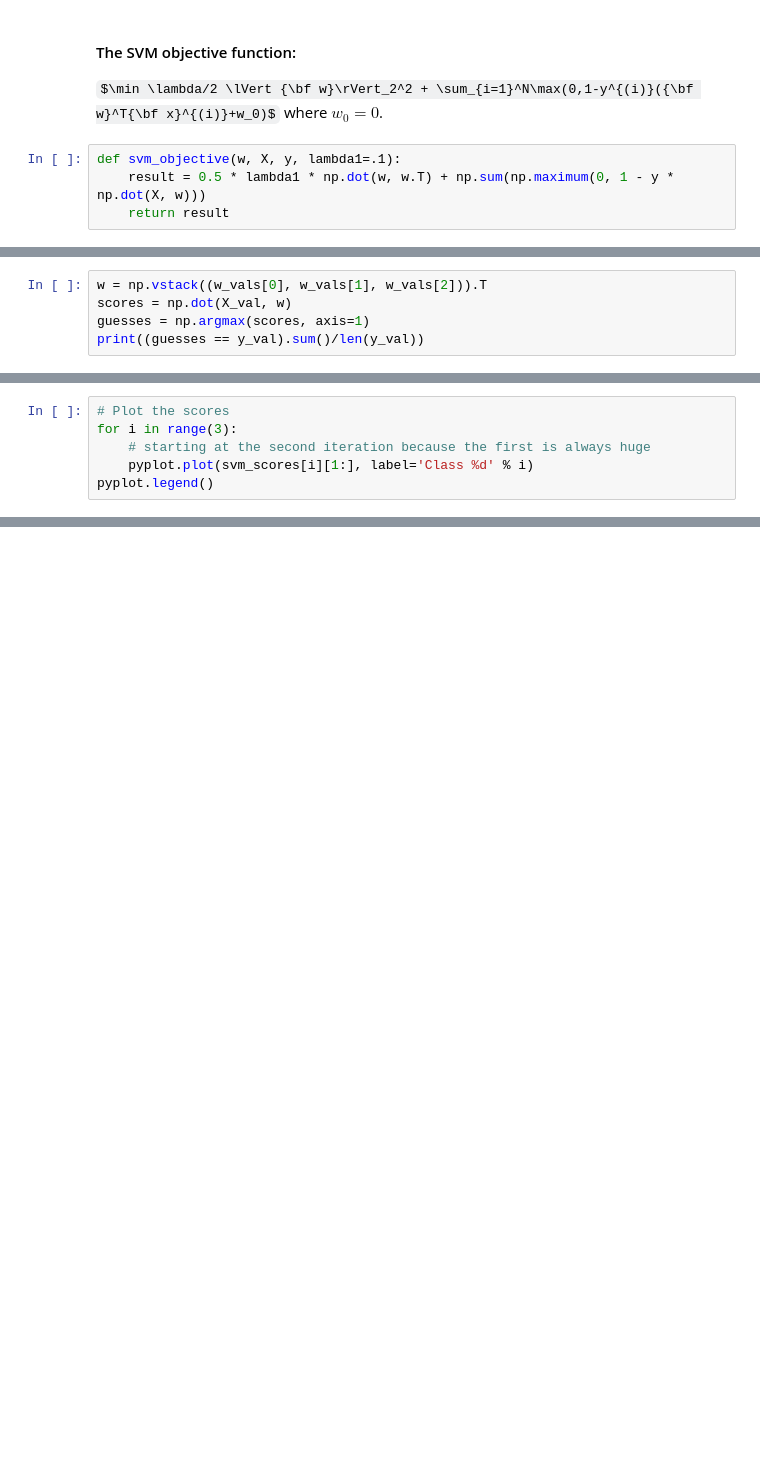
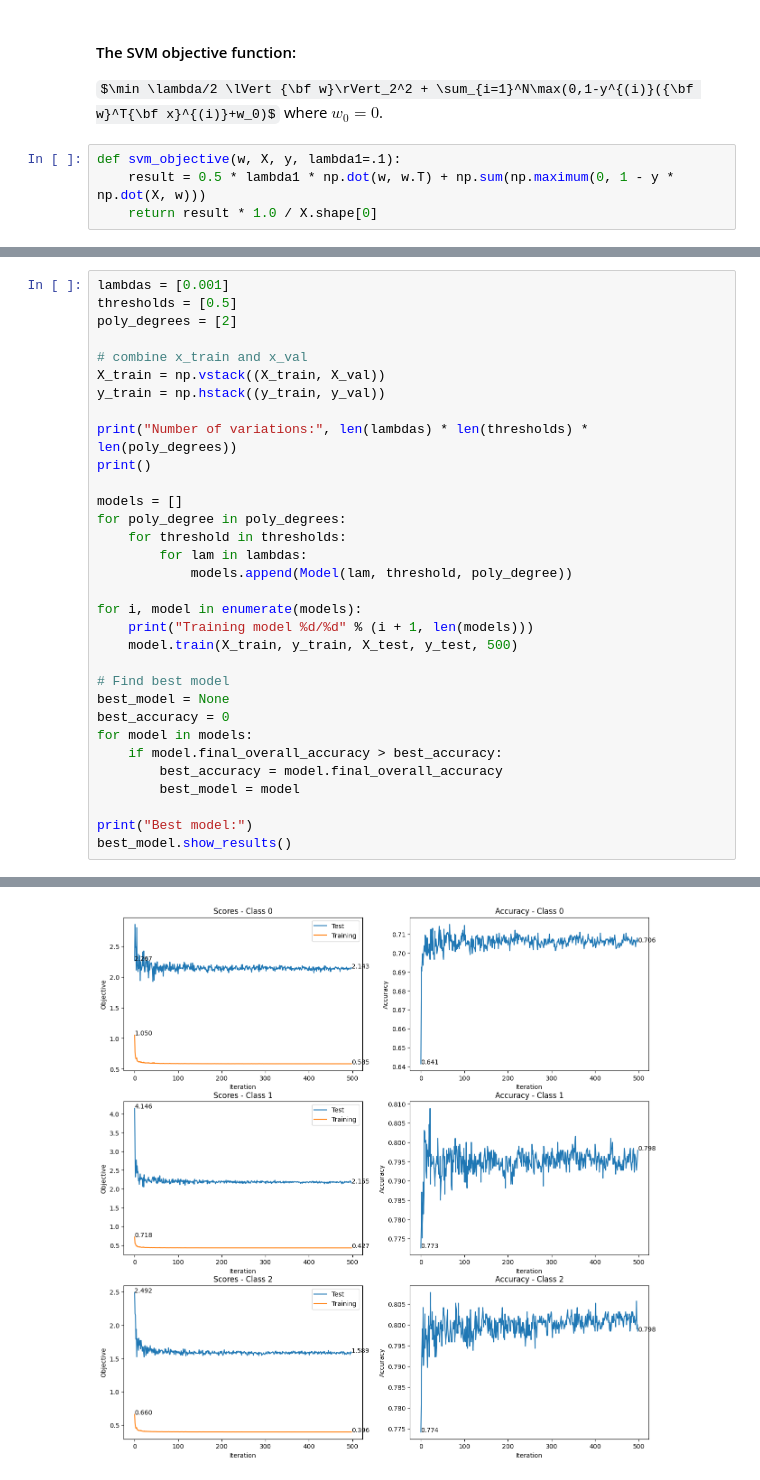
Before and after one commit to Gaurang-1402/Machine-Learning-final-project, a Jupyter notebook: remi/SVM.ipynb, the cells around one changed output, grey strips where cells are left out. Cells and saved outputs as stored; diff of their text form; some formulas as TeX source; blank space fills up the shorter version.

```diff
--- a/remi/SVM.ipynb
+++ b/remi/SVM.ipynb
@@ -90,5 +80,5 @@ $\min \lambda/2 \lVert {\bf w}\rVert_2^2 + \sum_{i=1}^N\max(0,1-y^{(i)}({\bf w}^
 # %%
 def svm_objective(w, X, y, lambda1=.1):
     result = 0.5 * lambda1 * np.dot(w, w.T) + np.sum(np.maximum(0, 1 - y * np.dot(X, w)))
-    return result
+    return result * 1.0 / X.shape[0]
 # %%
@@ -163,5 +113,0 @@ Iteration 11. J: 10901.129617
-# %%
-w = np.vstack((w_vals[0], w_vals[1], w_vals[2])).T
-scores = np.dot(X_val, w)
-guesses = np.argmax(scores, axis=1)
-print((guesses == y_val).sum()/len(y_val))
@@ -170,6 +113,0 @@ print((guesses == y_val).sum()/len(y_val))
-# %%
-# Plot the scores
-for i in range(3):
-    # starting at the second iteration because the first is always huge
-    pyplot.plot(svm_scores[i][1:], label='Class %d' % i)
-pyplot.legend()
@@ -212,0 +194,33 @@ with open('svm_polynomial_features_poly3.pkl', 'wb') as file:
+# %%
+lambdas = [0.001]
+thresholds = [0.5]
+poly_degrees = [2]
+
+# combine x_train and x_val
+X_train = np.vstack((X_train, X_val))
+y_train = np.hstack((y_train, y_val))
+
+print("Number of variations:", len(lambdas) * len(thresholds) * len(poly_degrees))
+print()
+
+models = []
+for poly_degree in poly_degrees:
+    for threshold in thresholds:
+        for lam in lambdas:
+            models.append(Model(lam, threshold, poly_degree))
+
+for i, model in enumerate(models):
+    print("Training model %d/%d" % (i + 1, len(models)))
+    model.train(X_train, y_train, X_test, y_test, 500)
+
+# Find best model
+best_model = None
+best_accuracy = 0
+for model in models:
+    if model.final_overall_accuracy > best_accuracy:
+        best_accuracy = model.final_overall_accuracy
+        best_model = model
+
+print("Best model:")
+best_model.show_results()
+# %% [output]
@@ -212,0 +239 @@ with open('svm_polynomial_features_poly3.pkl', 'wb') as file:
+[figure, added]
```
Also changed, not shown: parts of 15 cells of this notebook, 12 other files.
